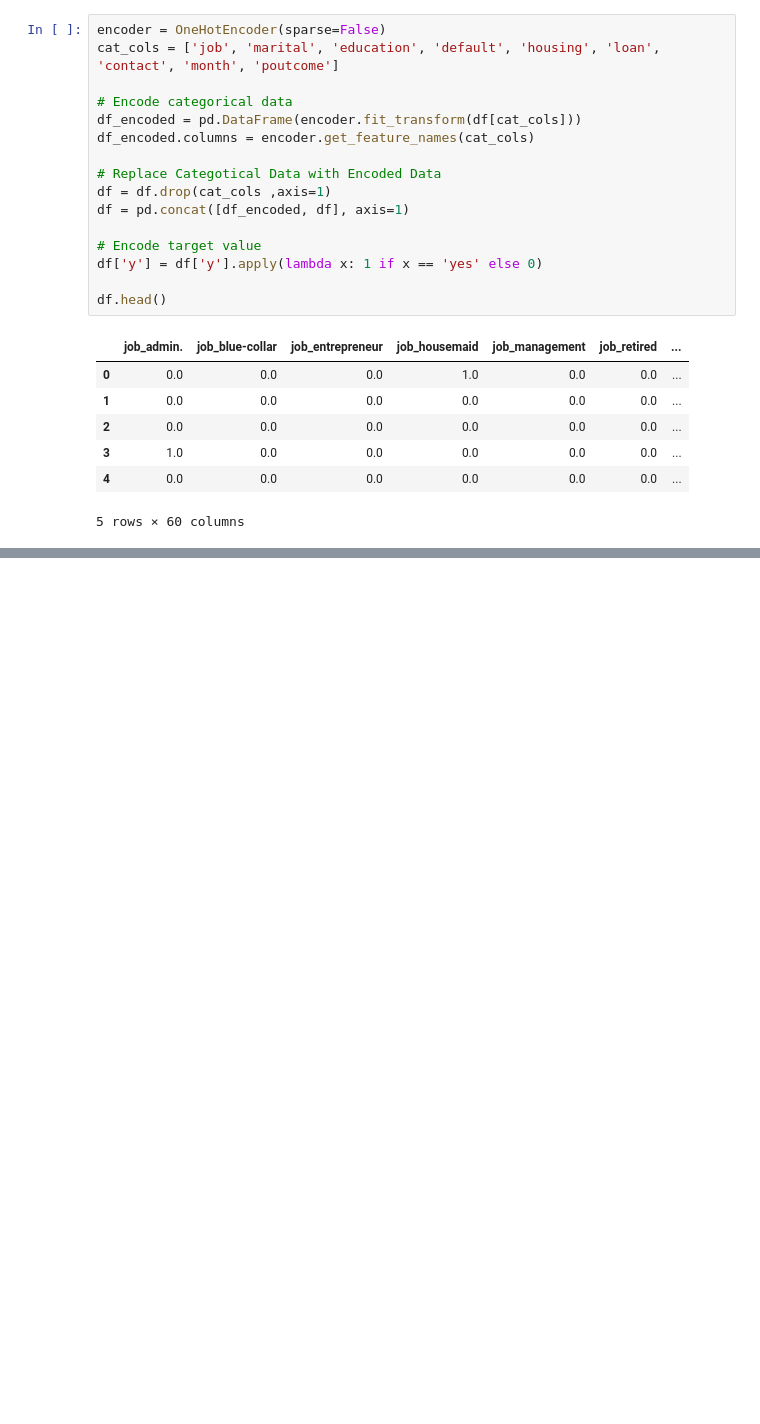
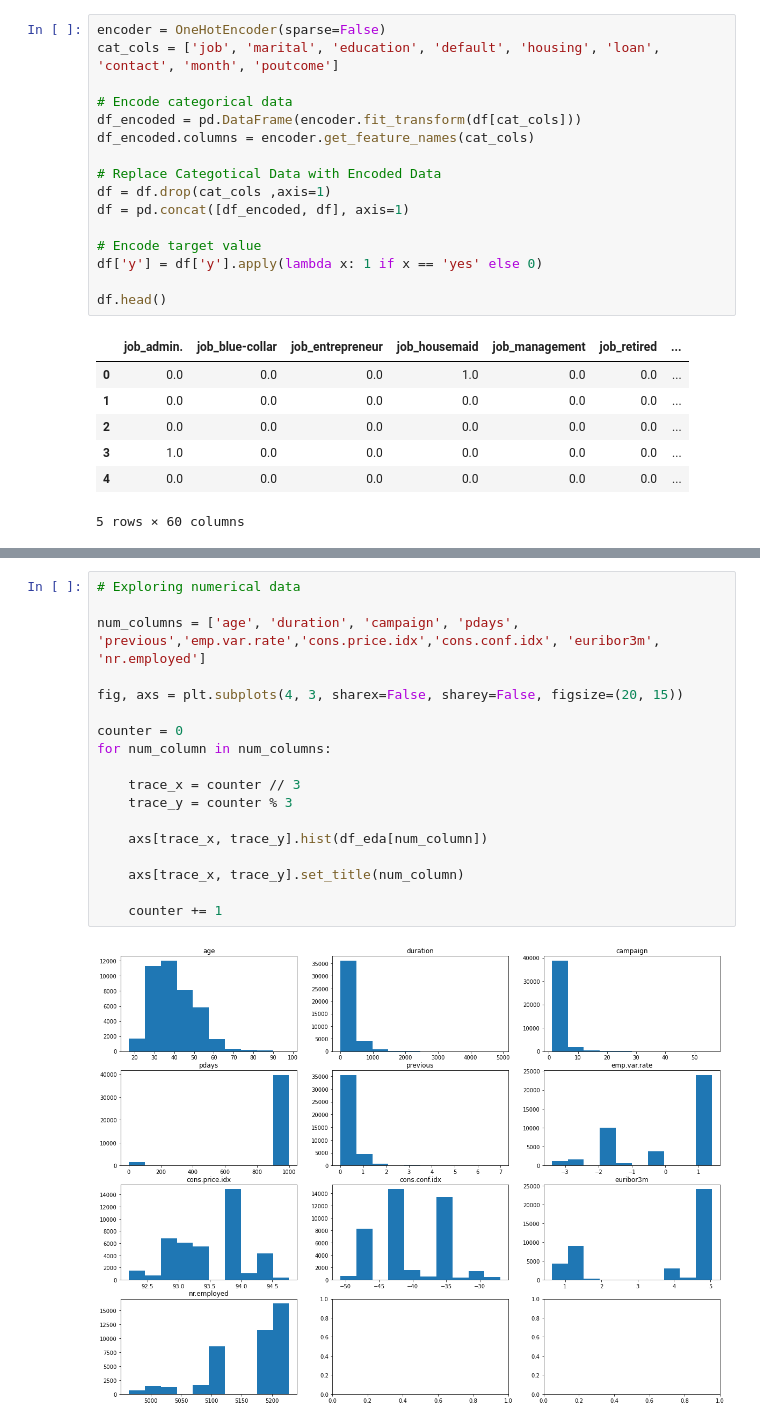
Before and after one commit to AndrewNguyen27296/DataGlacier, a Jupyter notebook: Asmaa.ipynb, the cells around one changed output, grey strips where cells are left out. Saved outputs shown, nothing was run; the diff lists cells and outputs as text; blank space fills up the shorter version.

```diff
--- a/Asmaa.ipynb
+++ b/Asmaa.ipynb
@@ -332,0 +418,20 @@ df.head()
+# %%
+# Exploring numerical data
+
+num_columns = ['age', 'duration', 'campaign', 'pdays', 'previous','emp.var.rate','cons.price.idx','cons.conf.idx', 'euribor3m', 'nr.employed']
+
+fig, axs = plt.subplots(4, 3, sharex=False, sharey=False, figsize=(20, 15))
+
+counter = 0
+for num_column in num_columns:
+
+    trace_x = counter // 3
+    trace_y = counter % 3
+
+    axs[trace_x, trace_y].hist(df_eda[num_column])
+
+    axs[trace_x, trace_y].set_title(num_column)
+
+    counter += 1
+# %% [output]
+[figure, added]
```
Also changed, not shown: parts of 21 cells of this notebook.
